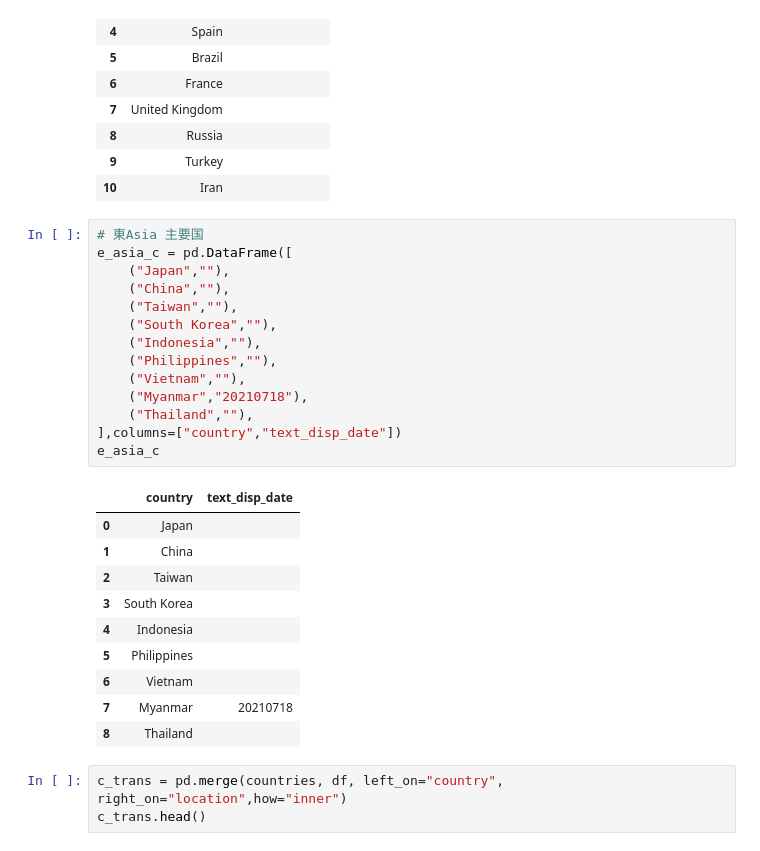
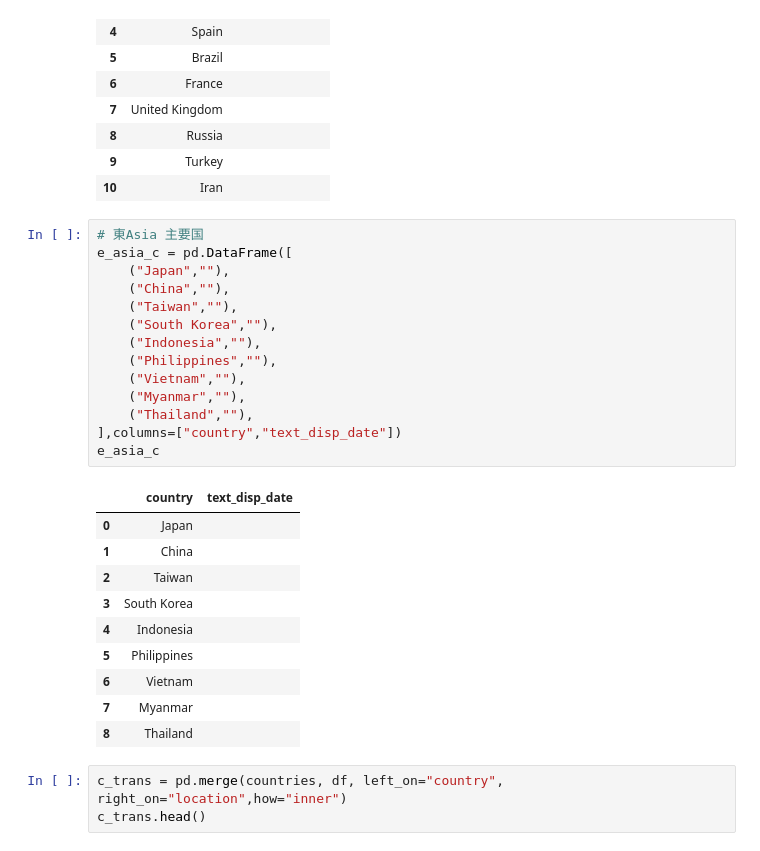
Before and after one commit to marzg510/data-analyze-covid-19, a Jupyter notebook: covid-19-owid-global-daily.ipynb, the cells around one changed output. Saved outputs shown, nothing was run; the diff lists cells and outputs as text.

```diff
--- a/covid-19-owid-global-daily.ipynb
+++ b/covid-19-owid-global-daily.ipynb
@@ -168,27 +168,27 @@ countries
 # %%
 # 東Asia 主要国
 e_asia_c = pd.DataFrame([
     ("Japan",""),
     ("China",""),
     ("Taiwan",""),
     ("South Korea",""),
     ("Indonesia",""),
     ("Philippines",""),
     ("Vietnam",""),
-    ("Myanmar","20210718"),
+    ("Myanmar",""),
     ("Thailand",""),
 ],columns=["country","text_disp_date"])
 e_asia_c
 # %% [output]
 |  | country | text_disp_date |
 | 0 | Japan |  |
 | 1 | China |  |
 | 2 | Taiwan |  |
 | 3 | South Korea |  |
 | 4 | Indonesia |  |
 | 5 | Philippines |  |
 | 6 | Vietnam |  |
-| 7 | Myanmar | 20210718 |
+| 7 | Myanmar |  |
 | 8 | Thailand |  |
 # %%
 c_trans = pd.merge(countries, df, left_on="country", right_on="location",how="inner")
```
Also changed, not shown: parts of 18 cells of this notebook, 8 other files.
